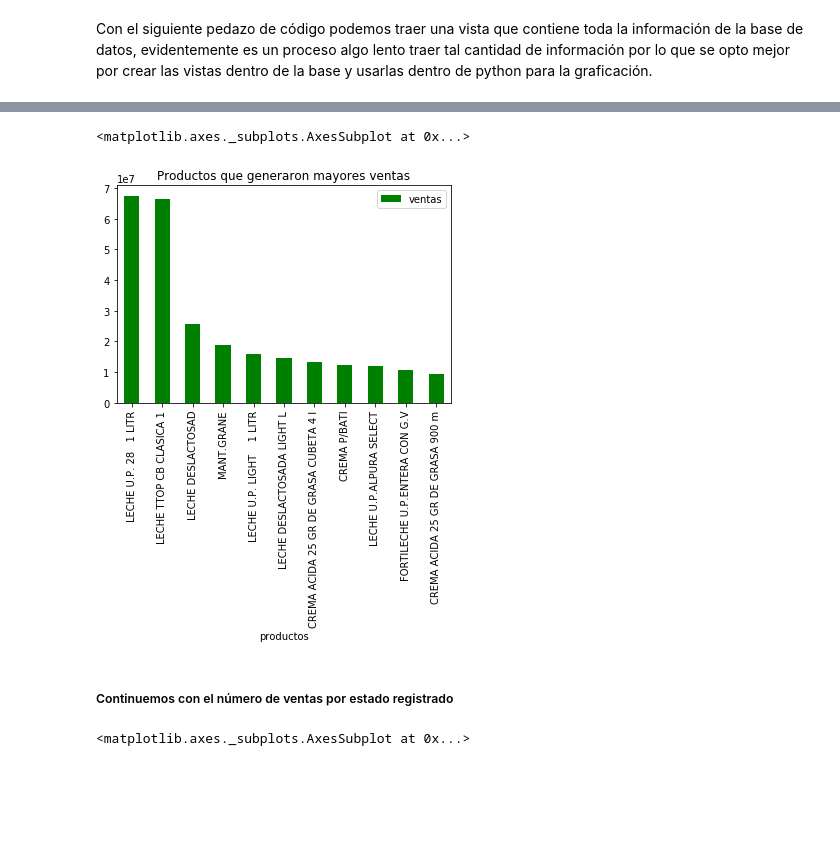
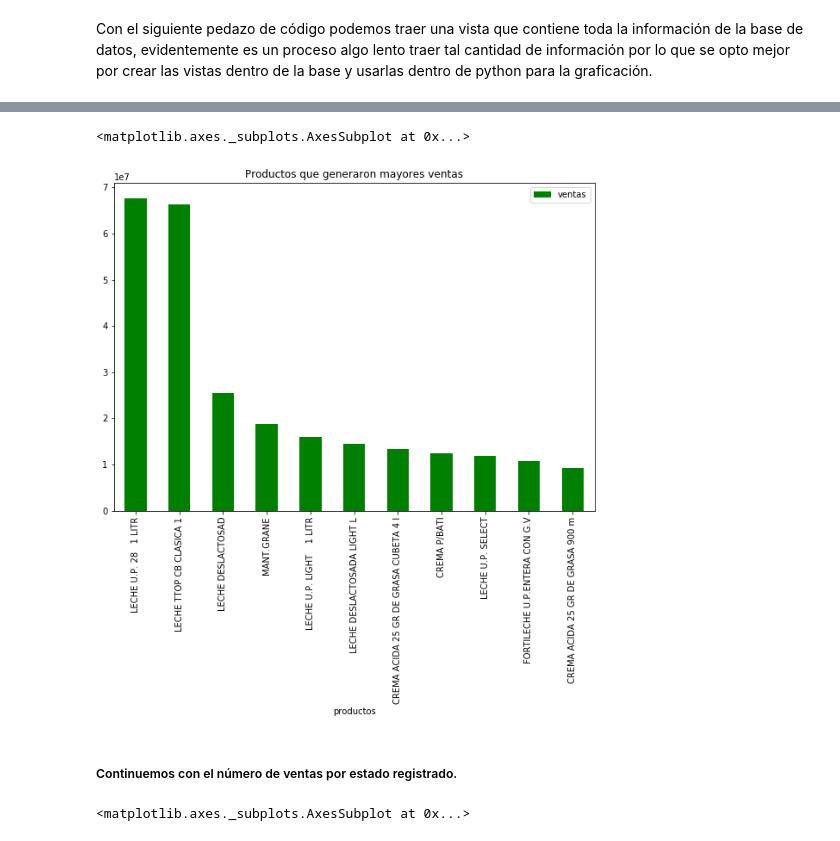
Before and after one commit to JOBA25/Proyecto_Bedu_Alpura, a Jupyter notebook: Proyecto_Bedu_Sello_rojo.ipynb, the cells around one changed output, grey strips where cells are left out. Drawn from its saved outputs; the diff is of its cells as text; code cells hidden in the pictures; blank space fills up the shorter version.

```diff
--- a/Proyecto_Bedu_Sello_rojo.ipynb
+++ b/Proyecto_Bedu_Sello_rojo.ipynb
@@ -65,14 +65,14 @@ gr.xlabel="meses del año 2017"
 # %%
 cursor.execute("SELECT * FROM ventas_prod")
 df = pd.DataFrame(cursor)
 df.columns = ["ventas","productos"]
 df["ventas"] = df["ventas"].astype(float)
-df.plot(kind="bar",x = "productos" ,title="Productos que generaron mayores ventas", colormap = "ocean")
+df.plot(kind="bar",x = "productos" ,title="Productos que generaron mayores ventas", colormap = "ocean",figsize=(10,7))
 # %% [output]
 <matplotlib.axes._subplots.AxesSubplot at 0x...>
-[figure, old version]
+[figure, new version]
 # %% [markdown]
-##### Continuemos con el número de ventas por estado registrado
+##### Continuemos con el número de ventas por estado registrado.
 # %%
 cursor.execute("SELECT * FROM ventas_estado")
 df = pd.DataFrame(cursor)
```
Also changed, not shown: parts of 7 cells of this notebook, 1 other file.
